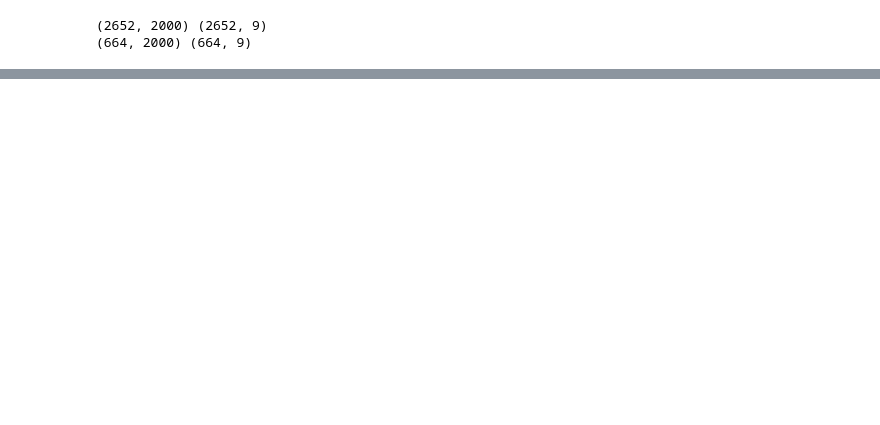
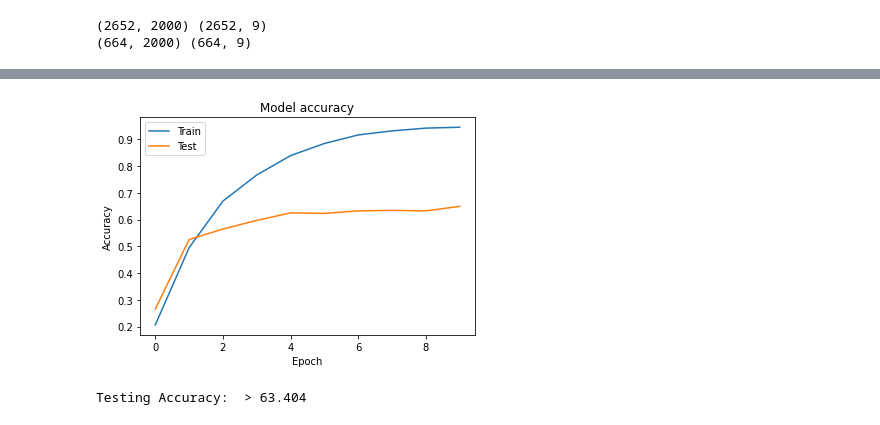
Before and after one commit to Chabname/RAPMC, a Jupyter notebook: notebook/stat.ipynb, the cells around one changed output, grey strips where cells are left out. Saved outputs shown, nothing was run; the diff lists cells and outputs as text; code cells hidden in the pictures; blank space fills up the shorter version.

```diff
--- a/notebook/stat.ipynb
+++ b/notebook/stat.ipynb
@@ -280,0 +285,16 @@ None
+# %%
+# visualize training and validation accuracies
+plt.plot(train_sh.history['accuracy'])
+plt.plot(train_sh.history['val_accuracy'])
+plt.title('Model accuracy')
+plt.ylabel('Accuracy')
+plt.xlabel('Epoch')
+plt.legend(['Train', 'Test'], loc='upper left')
+plt.show()
+# %% [output]
+[figure, added]
+# %%
+loss, accuracy = cnnmodel.evaluate(XD_test, YD_test, verbose=False)
+print("Testing Accuracy:  > %.3f"  % (accuracy * 100.0))
+# %% [output]
+Testing Accuracy:  > 63.404
```
Also changed, not shown: parts of 30 cells of this notebook, 3 other files.
